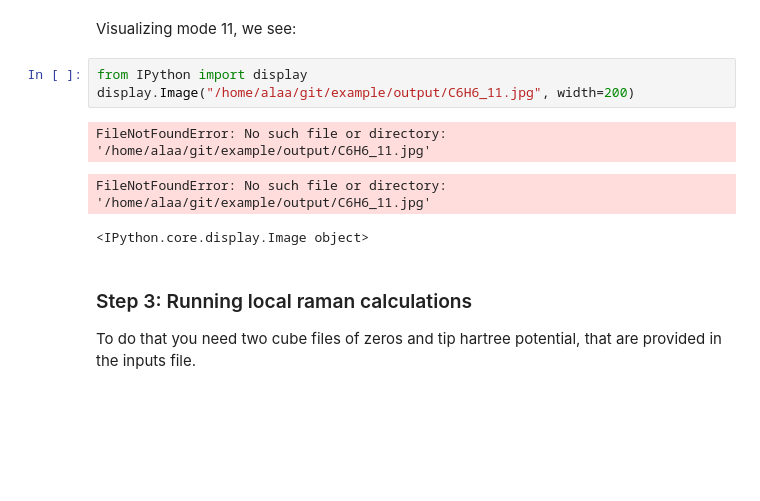
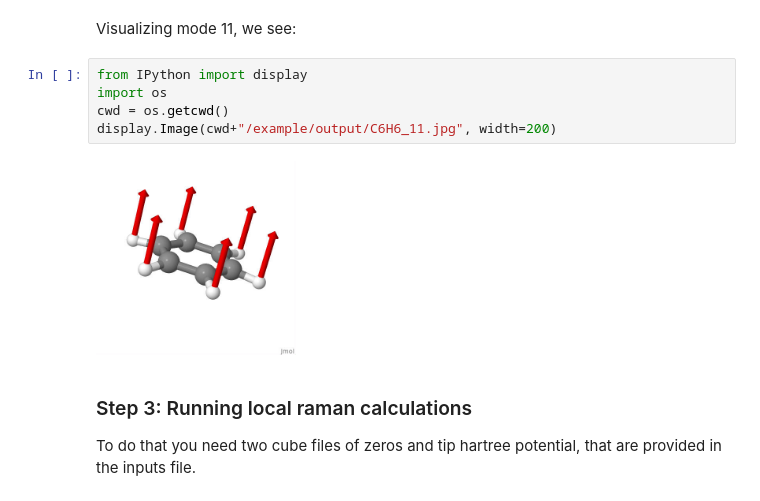
Before and after one commit to sabia-group/TERS_Tutorial, a Jupyter notebook: Tutorial.ipynb, the cells around one changed output. Drawn from its saved outputs; the diff is of its cells as text; blank space fills up the shorter version.

```diff
--- a/Tutorial.ipynb
+++ b/Tutorial.ipynb
@@ -19,11 +19,11 @@ $ jmol C6H6.xyz
 Visualizing mode 11, we see:
 # %%
 from IPython import display
-display.Image("/home/alaa/git/example/output/C6H6_11.jpg", width=200)
+import os
+cwd = os.getcwd()
+display.Image(cwd+"/example/output/C6H6_11.jpg", width=200)
 # %% [output]
-FileNotFoundError: No such file or directory: '/home/alaa/git/example/output/C6H6_11.jpg'
-FileNotFoundError: No such file or directory: '/home/alaa/git/example/output/C6H6_11.jpg'
-<IPython.core.display.Image object>
+[figure, added]
 # %% [markdown]
 ### Step 3: Running local raman calculations
 To do that you need two cube files of zeros and tip hartree potential, that are provided in the inputs file.
```
Also changed, not shown: parts of 1 cell of this notebook.
